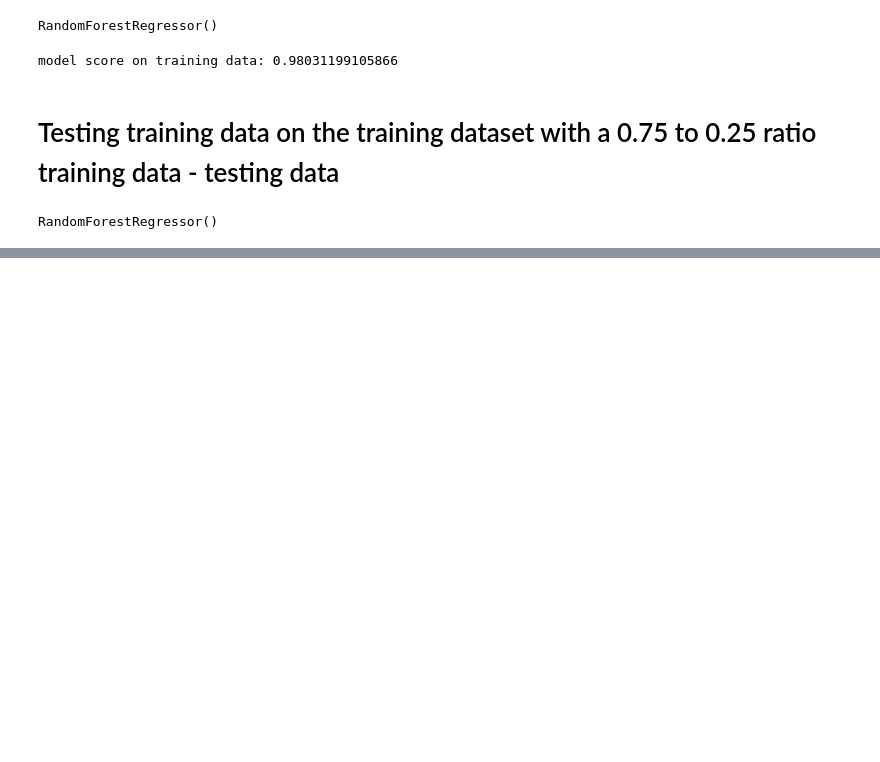
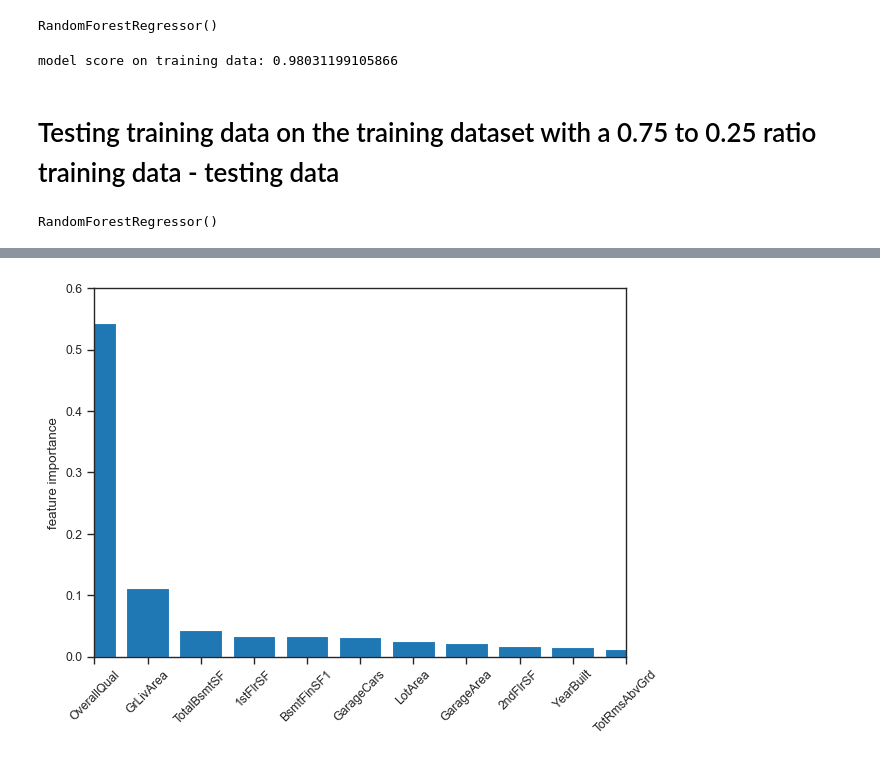
Before and after one commit to yummypugs/Data-Analytics-in-Business, a Jupyter notebook: Housing Dataset without Strings.ipynb, the cells around one changed output, grey strips where cells are left out. Cells and saved outputs as stored; diff of their text form; code cells hidden in the pictures; blank space fills up the shorter version.

```diff
--- a/Housing Dataset without Strings.ipynb
+++ b/Housing Dataset without Strings.ipynb
@@ -192,8 +194,11 @@ importances, feature_names = [[x[0] for x in sorted_lists], [x[1] for x in sorte
 # %%
 plt.figure()
 plt.bar(feature_names, importances)
 plt.xticks(rotation=45)
 plt.ylabel(r"feature importance")
 plt.ylim(0,0.6)
+plt.xlim(0,10)
 plt.tight_layout()
 plt.show()
+# %% [output]
+[figure, added]
```
Also changed, not shown: parts of 4 cells of this notebook, 1 other file.
